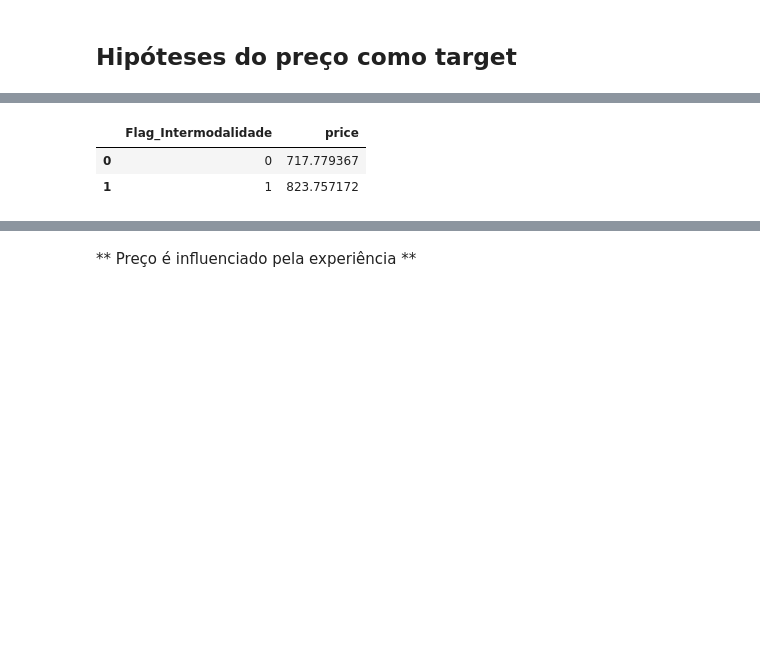
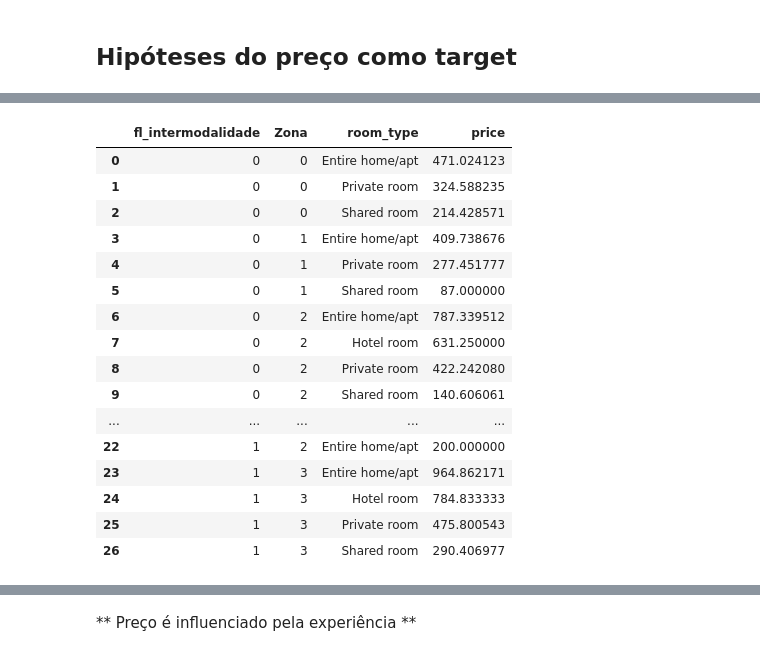
Before and after one commit to ederray/projetos_dnc, a Jupyter notebook: desafio5_data_wrangling/notebooks/eda.ipynb, the cells around one changed output, grey strips where cells are left out. Cells and saved outputs as stored; diff of their text form; code cells hidden in the pictures; blank space fills up the shorter version.

```diff
--- a/desafio5_data_wrangling/notebooks/eda.ipynb
+++ b/desafio5_data_wrangling/notebooks/eda.ipynb
@@ -504,8 +518,22 @@ prox_aeroportos = reduce(lambda x, y: x | y, [tbl_anuncios[col] for col in lista
 # Condição para estações: (Flag_Estacao1) OU (Flag_Estacao2) OU (...)
 prox_estacoes = reduce(lambda x, y: x | y, [tbl_anuncios[col] for col in lista_estacoes])
 
+prox_pontos_turisticos = reduce(lambda x, y: x | y, [tbl_anuncios[col] for col in lista_pontos_turisticos])
+
 # Cria a flag de intermodalidade
-tbl_anuncios['Flag_Intermodalidade'] = prox_aeroportos & prox_estacoes
+tbl_anuncios['fl_intermodalidade'] = prox_aeroportos & prox_estacoes
+tbl_anuncios['fl_lte_5_km_estacao'] = prox_estacoes
+tbl_anuncios['fl_lte_5_km_pontos_turisticos'] = prox_pontos_turisticos
+# %%
+# selecao das colunas que seguirão na análise
+lista_colunas = [
+    'id', 'neighbourhood_cleansed', 'room_type', 'accommodates',
+       'bathrooms', 'bedrooms', 'beds', 'price', 'number_of_reviews',
+       'review_scores_rating', 'latitude', 'longitude', 'Zona',
+    'fl_intermodalidade', 'fl_lte_5_km_estacao',
+       'fl_lte_5_km_pontos_turisticos'
+]
+tbl_anuncios = selecao_colunas(df=tbl_anuncios, colunas=lista_colunas)
 # %%
 # verificação do volume de colunas do dataset
 tbl_anuncios.shape
@@ -798,5 +811,5 @@ colunas_selecionadas = [
 # %%
 # remoção da coluna id para exploração dos dados, colunas de distâncias de pontos turísticos e transporte e colunas_outlier.
-tbl_anuncios = selecao_colunas(df=tbl_anuncios, colunas=colunas_selecionadas)
+#tbl_anuncios = selecao_colunas(df=tbl_anuncios, colunas=colunas_selecionadas)
 
-tbl_anuncios_eda = selecao_colunas(df=tbl_anuncios_eda, colunas=colunas_selecionadas)
+#tbl_anuncios_eda = selecao_colunas(df=tbl_anuncios_eda, colunas=colunas_selecionadas)
@@ -928,4 +973,4 @@ teste_t_duas_amostras(tbl_anuncios, 'Flag_Intermodalidade', 'price')
 # %%
-media_tipo_acomodacao_intermodalidade = agrupar_dados(df=tbl_anuncios, cols_agrup=['Flag_Intermodalidade'], cols_filter=['price'], agr='mean').reset_index()
+media_tipo_acomodacao_intermodalidade = agrupar_dados(df=tbl_anuncios, cols_agrup=['fl_intermodalidade','Zona','room_type'], cols_filter=['price'], agr='mean').reset_index()
 media_tipo_acomodacao_intermodalidade
 # %% [output]
@@ -933,3 +978,17 @@ media_tipo_acomodacao_intermodalidade
-|  | Flag_Intermodalidade | price |
-| 0 | 0 | 717.779367 |
-| 1 | 1 | 823.757172 |
+|  | fl_intermodalidade | Zona | room_type | price |
+| 0 | 0 | 0 | Entire home/apt | 471.024123 |
+| 1 | 0 | 0 | Private room | 324.588235 |
+| 2 | 0 | 0 | Shared room | 214.428571 |
+| 3 | 0 | 1 | Entire home/apt | 409.738676 |
+| 4 | 0 | 1 | Private room | 277.451777 |
+| 5 | 0 | 1 | Shared room | 87.000000 |
+| 6 | 0 | 2 | Entire home/apt | 787.339512 |
+| 7 | 0 | 2 | Hotel room | 631.250000 |
+| 8 | 0 | 2 | Private room | 422.242080 |
+| 9 | 0 | 2 | Shared room | 140.606061 |
+| ... | ... | ... | ... | ... |
+| 22 | 1 | 2 | Entire home/apt | 200.000000 |
+| 23 | 1 | 3 | Entire home/apt | 964.862171 |
+| 24 | 1 | 3 | Hotel room | 784.833333 |
+| 25 | 1 | 3 | Private room | 475.800543 |
+| 26 | 1 | 3 | Shared room | 290.406977 |
```
Also changed, not shown: parts of 81 cells of this notebook, 3 other files.
